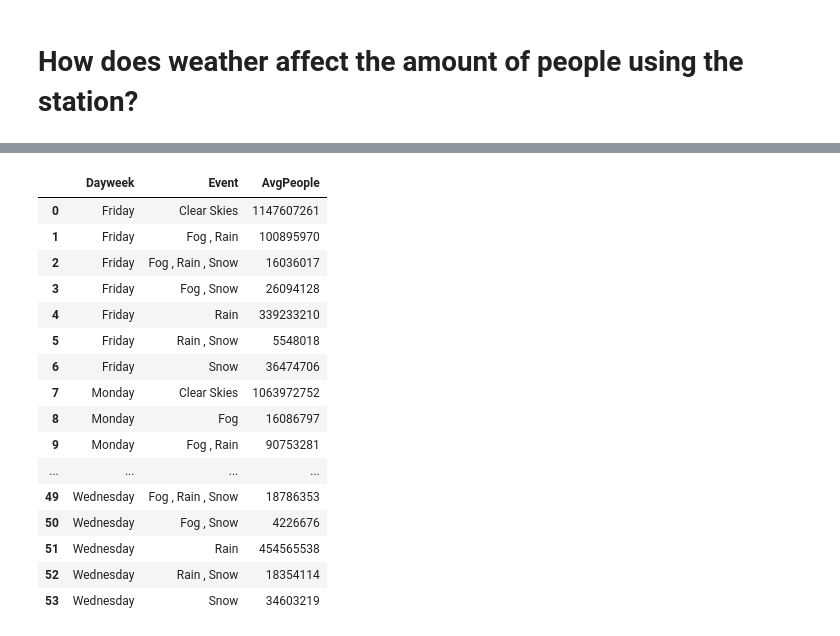
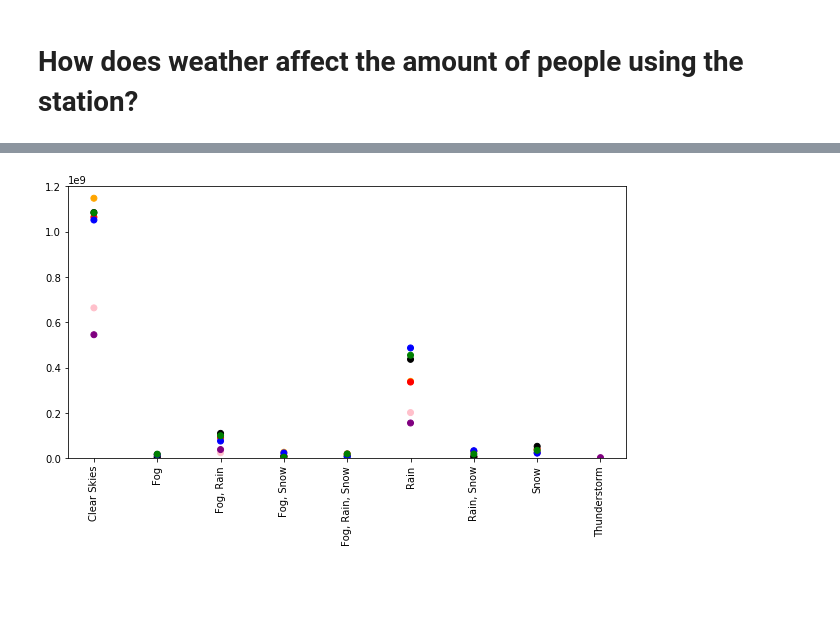
Before and after one commit to shenghuayou/MTA-Turnstile, a Jupyter notebook: Analysis - MTA Weather Effect.ipynb, the cells around one changed output, grey strips where cells are left out. Saved outputs shown, nothing was run; the diff lists cells and outputs as text; code cells hidden in the pictures; blank space fills up the shorter version.

Commit message:
adding weather graphs

```diff
--- a/Analysis - MTA Weather Effect.ipynb
+++ b/Analysis - MTA Weather Effect.ipynb
@@ -61,54 +61,63 @@ dayweek =  [(('Friday', 'Clear Skies'), 1147607261),
  (('Thursday', 'Fog , Rain , Snow'), 9184215),
  (('Thursday', 'Fog , Snow'), 8816932),
  (('Thursday', 'Rain'), 436369678),
  (('Thursday', 'Rain , Snow'), 5424313),
  (('Thursday', 'Snow'), 52368436),
  (('Tuesday', 'Clear Skies'), 1051569783),
  (('Tuesday', 'Fog'), 15859524),
  (('Tuesday', 'Fog , Rain'), 75755521),
  (('Tuesday', 'Fog , Rain , Snow'), 5810331),
  (('Tuesday', 'Fog , Snow'), 23044047),
  (('Tuesday', 'Rain'), 486619892),
  (('Tuesday', 'Rain , Snow'), 32995678),
  (('Tuesday', 'Snow'), 22376274),
  (('Wednesday', 'Clear Skies'), 1083330400),
  (('Wednesday', 'Fog'), 17736386),
  (('Wednesday', 'Fog , Rain'), 99131228),
  (('Wednesday', 'Fog , Rain , Snow'), 18786353),
  (('Wednesday', 'Fog , Snow'), 4226676),
  (('Wednesday', 'Rain'), 454565538),
  (('Wednesday', 'Rain , Snow'), 18354114),
  (('Wednesday', 'Snow'), 34603219)]
 
 # flatten first
 # convert to dataframe
 flatList = []
 for items in dayweek:
     flatList.append((items[0][0], items[0][1], items[1]))
 dfDayweek = pd.DataFrame(flatList)
 dfDayweek.columns = ['Dayweek', 'Event','AvgPeople']
-#dfDayweek.plot(x=['Dayweek', 'Event'], y='Avg. People', kind='bar')
-grouped = dfDayweek.groupby(['Dayweek','Event'])
-dfDayweek = grouped
-dfDayweek.head()
-# for key,value in grouped:
-#     print value
-#     value.plot(kind='scatter', x=value.Dayweek, y=value.AvgPeople)
+(listDayweek, listEvent, listAvg) = (dfDayweek.Dayweek.tolist(), \
+                                     dfDayweek.Event.tolist(), \
+                                     dfDayweek.AvgPeople.tolist())
+listEventTags = []
+for values in listEvent:
+    if values == 'Clear Skies':
+        listEventTags.append(1)
+    if values == 'Fog':
+        listEventTags.append(2)
+    if values == 'Fog , Rain':
+        listEventTags.append(3)
+    if values == 'Fog , Snow':
+        listEventTags.append(4)
+    if values == 'Fog , Rain , Snow':
+        listEventTags.append(5)
+    if values == 'Rain':
+        listEventTags.append(6)
+    if values == 'Rain , Snow':
+        listEventTags.append(7)
+    if values == 'Snow':
+        listEventTags.append(8)
+    if values == 'Thunderstorm':
+        listEventTags.append(9)
+
+df = pd.DataFrame(dict(event=listEventTags, people=listAvg, color=listDayweek))
+fig, ax = plt.subplots(figsize=(10,5))
+ax.set_ylim([0, 1200000000])
+colors = {'Monday':'red', 'Tuesday':'blue', 'Wednesday':'green', 'Thursday':'black', 'Friday': 'orange', 'Saturday': 'pink', 'Sunday': 'purple'}
+ax.scatter(df['event'], df['people'], c=df['color'].apply(lambda x: colors[x]))
+renamed = ['', 'Clear Skies','Fog','Fog, Rain','Fog, Snow', 'Fog, Rain, Snow', 'Rain', 'Rain, Snow', 'Snow', 'Thunderstorm']
+ax.set_xticklabels(renamed, rotation='vertical')
+plt.show()
 # %% [output]
-|  | Dayweek | Event | AvgPeople |
-| 0 | Friday | Clear Skies | 1147607261 |
-| 1 | Friday | Fog , Rain | 100895970 |
-| 2 | Friday | Fog , Rain , Snow | 16036017 |
-| 3 | Friday | Fog , Snow | 26094128 |
-| 4 | Friday | Rain | 339233210 |
-| 5 | Friday | Rain , Snow | 5548018 |
-| 6 | Friday | Snow | 36474706 |
-| 7 | Monday | Clear Skies | 1063972752 |
-| 8 | Monday | Fog | 16086797 |
-| 9 | Monday | Fog , Rain | 90753281 |
-| ... | ... | ... | ... |
-| 49 | Wednesday | Fog , Rain , Snow | 18786353 |
-| 50 | Wednesday | Fog , Snow | 4226676 |
-| 51 | Wednesday | Rain | 454565538 |
-| 52 | Wednesday | Rain , Snow | 18354114 |
-| 53 | Wednesday | Snow | 34603219 |
+[figure, added]
```
Also changed, not shown: parts of 1 cell of this notebook, 1 other file.
